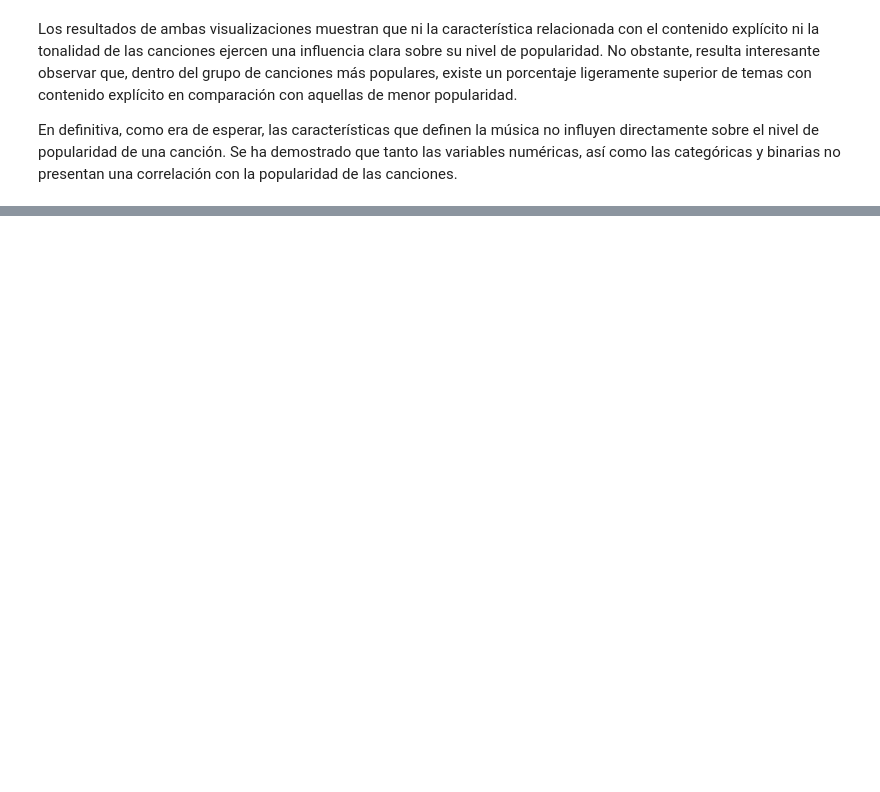
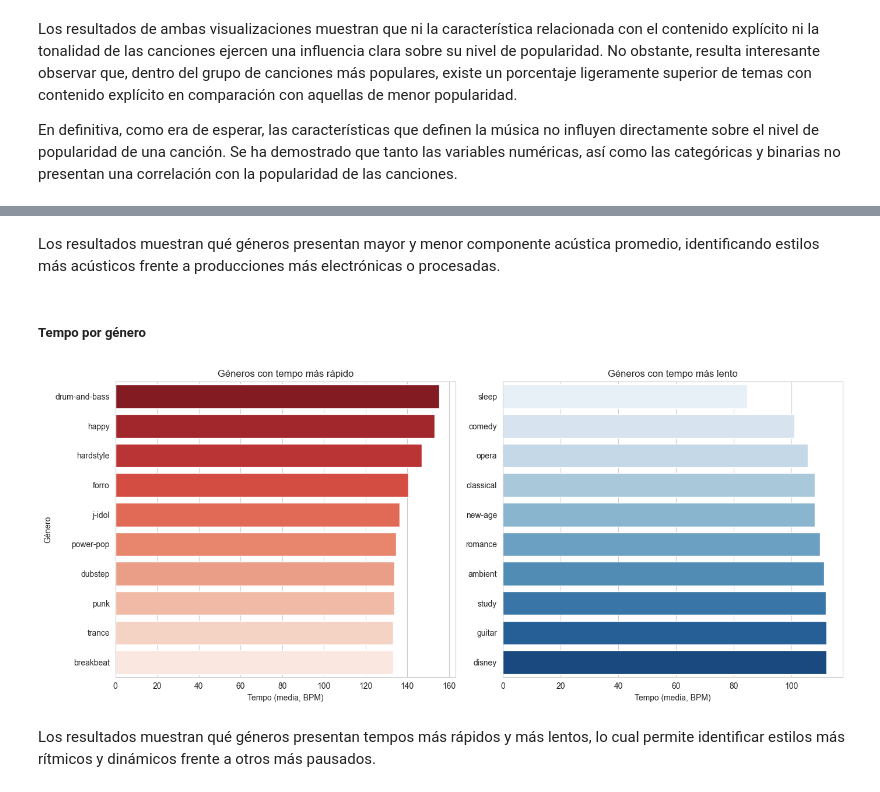
Before and after one commit to marcfpereirauoc/TFG, a Jupyter notebook: 01_exploracion.ipynb, the cells around one changed output, grey strips where cells are left out. Drawn from its saved outputs; the diff is of its cells as text; code cells hidden in the pictures; blank space fills up the shorter version.

```diff
--- a/01_exploracion.ipynb
+++ b/01_exploracion.ipynb
@@ -631,0 +713,31 @@ top10_energy_genres.head(3)
+# %% [markdown]
+Los resultados muestran qué géneros presentan mayor y menor componente acústica promedio, identificando estilos más acústicos frente a producciones más electrónicas o procesadas.
+# %% [markdown]
+##### Tempo por género
+# %%
+# Calculamos el tempo medio por género
+tempo_by_genre = df.groupby('track_genre')['tempo'].mean().reset_index()
+
+# Obtenemos los 10 géneros con tempo más rápido y más lento
+top10_tempo_genres = tempo_by_genre.nlargest(10, 'tempo')
+low10_tempo_genres = tempo_by_genre.nsmallest(10, 'tempo')
+
+# Creamos los gráficos de barras
+fig, axs = plt.subplots(1, 2, figsize=(14,6))
+
+sns.barplot(data=top10_tempo_genres, x='tempo', y='track_genre', palette='Reds_r', ax=axs[0])
+axs[0].set_title('Géneros con tempo más rápido')
+axs[0].set_xlabel('Tempo (media, BPM)')
+axs[0].set_ylabel('Género')
+
+sns.barplot(data=low10_tempo_genres, x='tempo', y='track_genre', palette='Blues', ax=axs[1])
+axs[1].set_title('Géneros con tempo más lento')
+axs[1].set_xlabel('Tempo (media, BPM)')
+axs[1].set_ylabel('')
+
+plt.tight_layout()
+plt.show()
+# %% [output]
+[figure, added]
+# %% [markdown]
+Los resultados muestran qué géneros presentan tempos más rápidos y más lentos, lo cual permite identificar estilos más rítmicos y dinámicos frente a otros más pausados.
```
Also changed, not shown: parts of 15 cells of this notebook.
